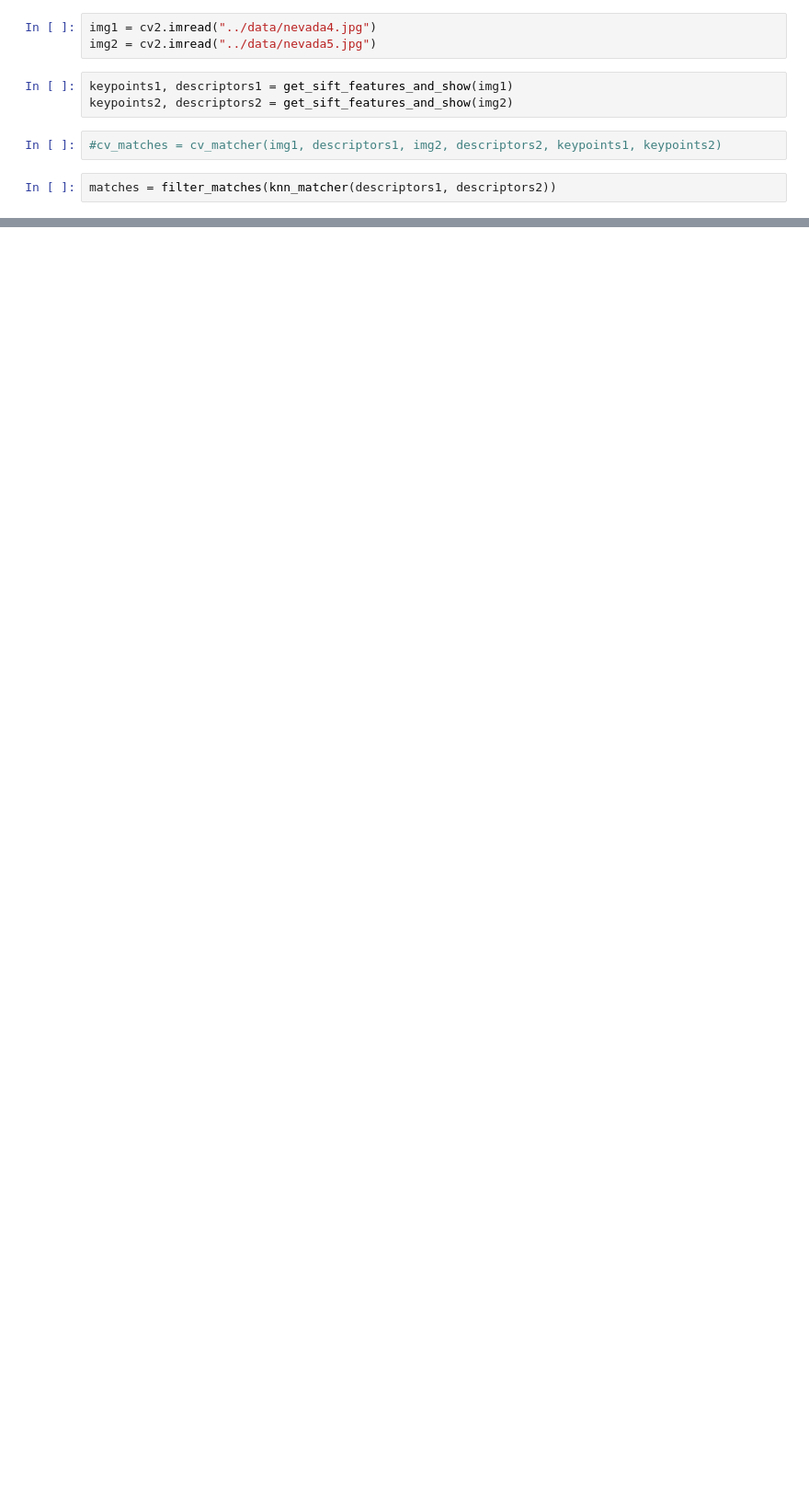
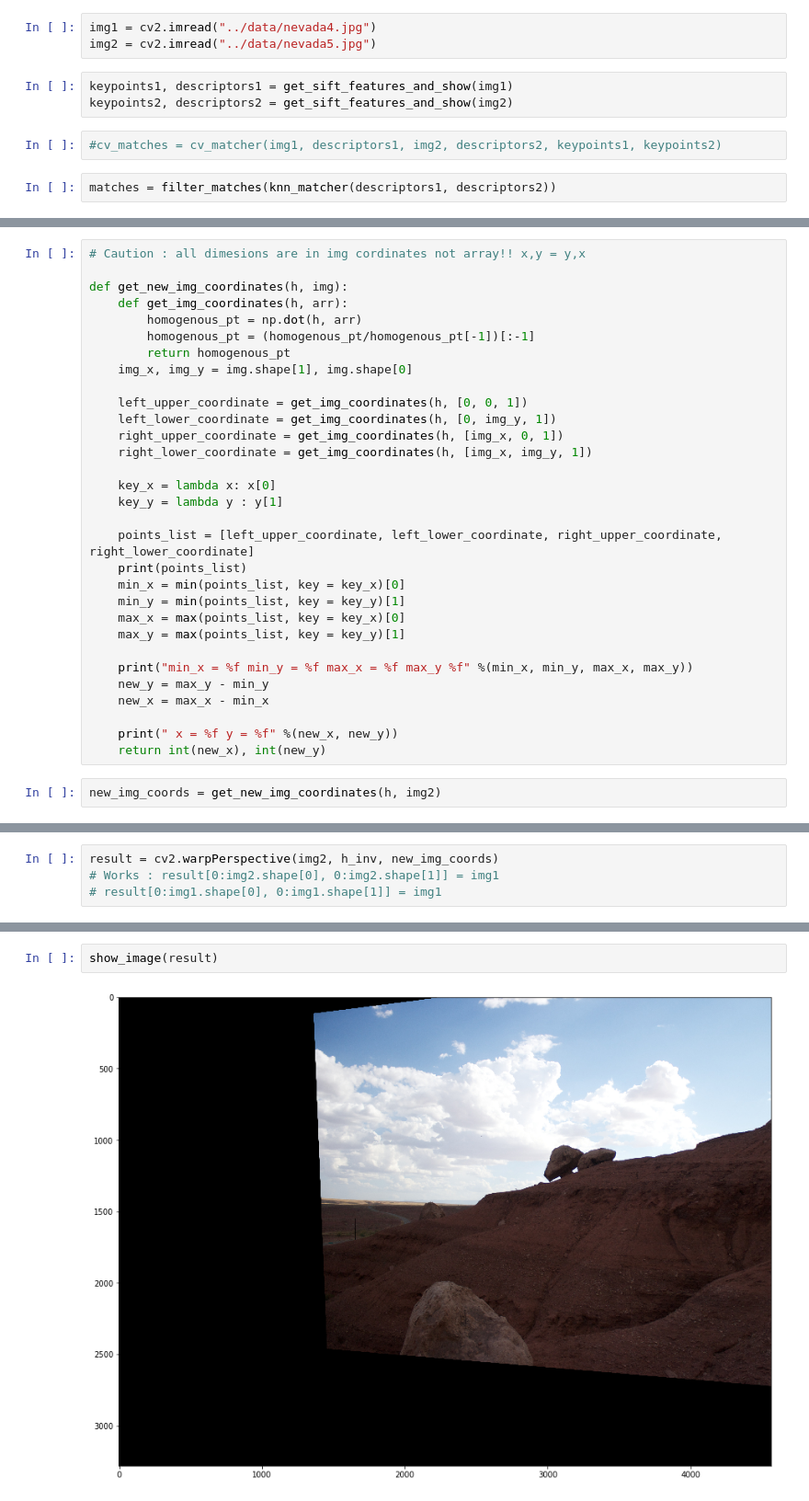
Before and after one commit to aashish-jain/Image-Stitcher, a Jupyter notebook: src/Image Stitcher.ipynb, the cells around one changed output, grey strips where cells are left out. Shown at 92% size. Drawn from its saved outputs; the diff is of its cells as text; blank space fills up the shorter version.

```diff
--- a/src/Image Stitcher.ipynb
+++ b/src/Image Stitcher.ipynb
@@ -250,0 +243,33 @@ pt.shape
+# %%
+# Caution : all dimesions are in img cordinates not array!! x,y = y,x
+
+def get_new_img_coordinates(h, img):
+    def get_img_coordinates(h, arr):
+        homogenous_pt = np.dot(h, arr)
+        homogenous_pt = (homogenous_pt/homogenous_pt[-1])[:-1]
+        return homogenous_pt
+    img_x, img_y = img.shape[1], img.shape[0]
+
+    left_upper_coordinate = get_img_coordinates(h, [0, 0, 1])
+    left_lower_coordinate = get_img_coordinates(h, [0, img_y, 1])
+    right_upper_coordinate = get_img_coordinates(h, [img_x, 0, 1])
+    right_lower_coordinate = get_img_coordinates(h, [img_x, img_y, 1])
+
+    key_x = lambda x: x[0]
+    key_y = lambda y : y[1]
+
+    points_list = [left_upper_coordinate, left_lower_coordinate, right_upper_coordinate, right_lower_coordinate]
+    print(points_list)
+    min_x = min(points_list, key = key_x)[0]
+    min_y = min(points_list, key = key_y)[1]
+    max_x = max(points_list, key = key_x)[0]
+    max_y = max(points_list, key = key_y)[1]
+
+    print("min_x = %f min_y = %f max_x = %f max_y %f" %(min_x, min_y, max_x, max_y))
+    new_y = max_y - min_y
+    new_x = max_x - min_x
+
+    print(" x = %f y = %f" %(new_x, new_y))
+    return int(new_x), int(new_y)
+# %%
+new_img_coords = get_new_img_coordinates(h, img2)
@@ -251 +284,5 @@ pt.shape
+# %%
+result = cv2.warpPerspective(img2, h_inv, new_img_coords)
+# Works : result[0:img2.shape[0], 0:img2.shape[1]] = img1
+# result[0:img1.shape[0], 0:img1.shape[1]] = img1
 # %%
@@ -269,0 +296,4 @@ array([[10., 20.],
+# %%
+show_image(result)
+# %% [output]
+[figure, added]
```
Also changed, not shown: parts of 23 cells of this notebook.
